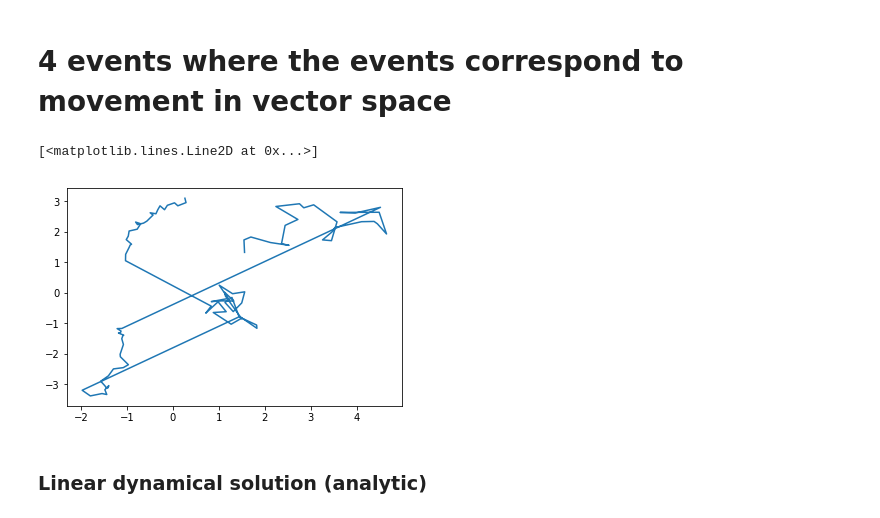
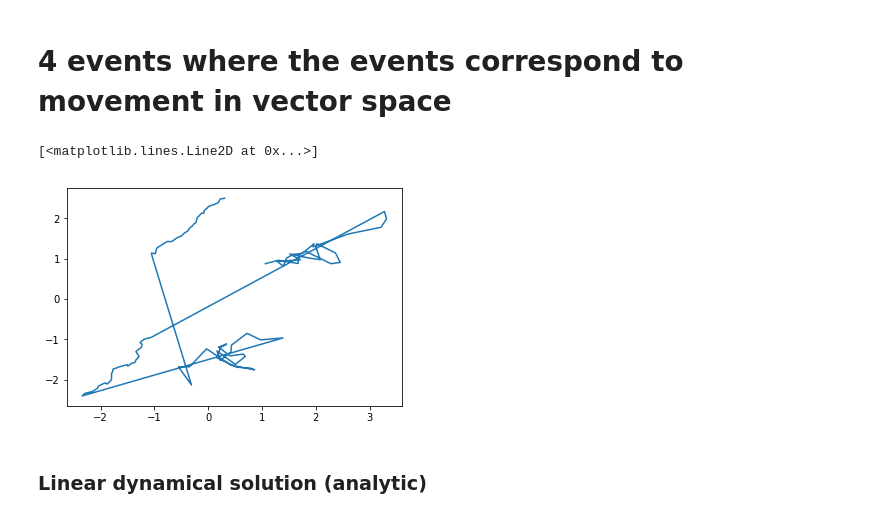
Before and after one commit to nicktfranklin/SEM_paper_simulations, a Jupyter notebook: Demo - Toy Data (Segmentation).ipynb, the cells around one changed output. Saved outputs shown, nothing was run; the diff lists cells and outputs as text; code cells hidden in the pictures.

```diff
--- a/Demo - Toy Data (Segmentation).ipynb
+++ b/Demo - Toy Data (Segmentation).ipynb
@@ -515,42 +655,42 @@ def build_alternating_moving_events(N, beta=0.01):
     pi = np.array([0.4, 0.6])
     bs = [[1, 1], [-1, -1], [1, -1], [-1, 1]]  # starting point!
     ws = [np.array([[1, 0], [.5, 2]]), np.array([[-1, .2], [-.2, 1]])]
-    Sigmas = [np.eye(2) * beta* 10.,
-            np.eye(2) * beta ,
-            np.eye(2) * beta * 10.,
-            np.eye(2) * beta ]
+    Sigmas = [np.eye(2) * beta* 5.,
+            np.eye(2) * beta / 5.,
+            np.eye(2) * beta * 5.,
+            np.eye(2) * beta / 5.]
     x = np.zeros((N, 2), dtype=np.float32)
 
     x[0, :] = np.random.multivariate_normal(bs[0], Sigmas[0])
     for n in range(1, N/4):
         _x = x[n-1, :] + np.array([0.05, 0.05])
         x[n, :] = np.random.multivariate_normal(_x, Sigmas[0])
 
     x[N/4, :] = np.random.multivariate_normal(bs[1], Sigmas[1])
     for n in range(N/4+1, N/2):
         _x = x[n-1, :] + np.array([-0.05, -0.05])
         x[n, :] = np.random.multivariate_normal(_x, Sigmas[1])
 
     x[N/2, :] = np.random.multivariate_normal(bs[2], Sigmas[2])
     for n in range(N/2+1, N/4*3):
         _x = x[n-1, :] + np.array([-0.05, -0.05])
         x[n, :] = np.random.multivariate_normal(_x, Sigmas[2])
 
     x[N/4*3, :] = np.random.multivariate_normal(bs[3], Sigmas[3])
     for n in range(N/4*3+1, N):
         _x = x[n-1, :] + np.array([0.05, 0.05])
         x[n, :] = np.random.multivariate_normal(_x, Sigmas[3])
 
     return x
 
 x_train = build_alternating_moving_events(100)
 y = np.concatenate([np.zeros(25, dtype=int), np.ones(25, dtype=int),
                     np.ones(25, dtype=int)*2, np.ones(25, dtype=int)*3])
 
 plt.plot(x_train[:, 0], x_train[:, 1])
 # %% [output]
 [<matplotlib.lines.Line2D at 0x...>]
-[figure, old version]
+[figure, new version]
 # %% [markdown]
 ### Linear dynamical solution (analytic)
 # %%
```
Also changed, not shown: parts of 80 cells of this notebook, 1 other file.
